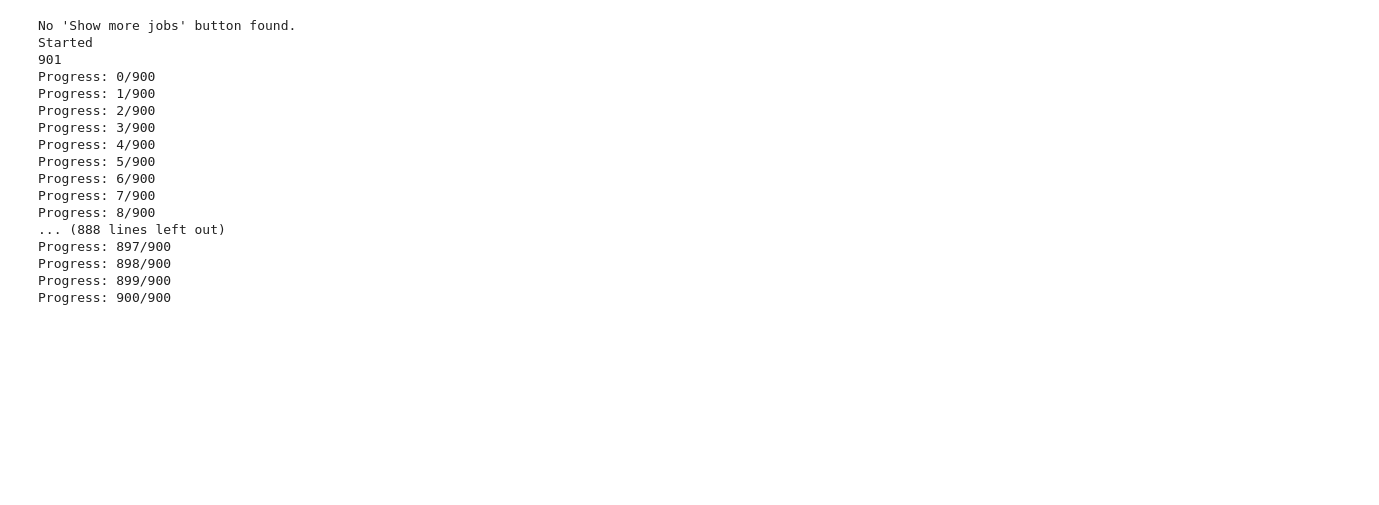
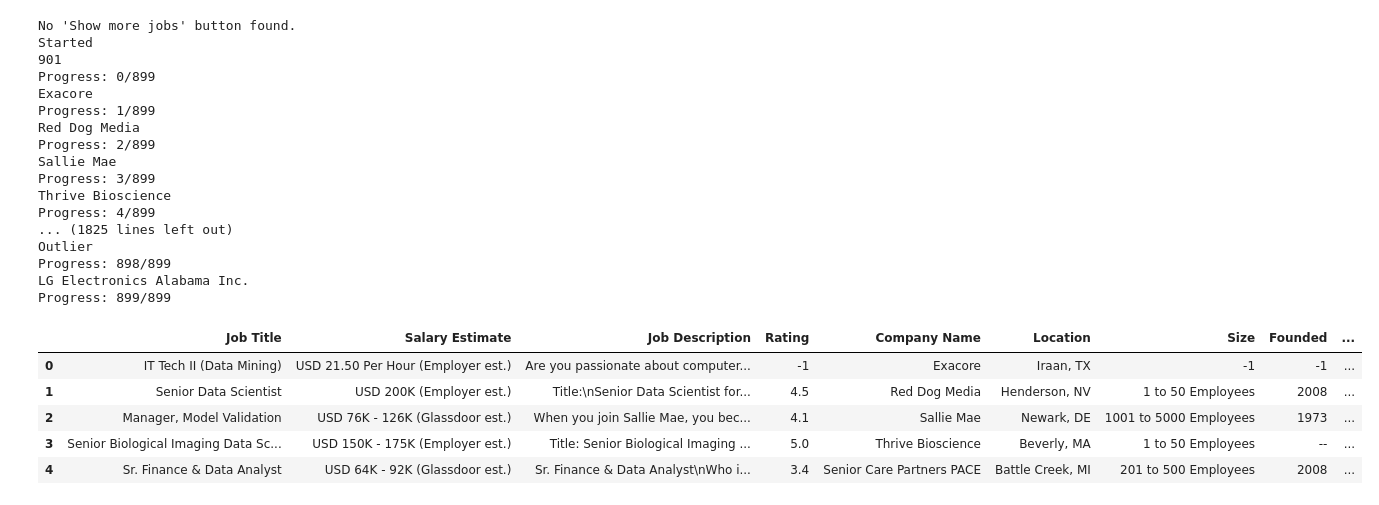
Before and after one commit to thedv/ds_salary_proj, a Jupyter notebook: glassdoor_scraper.ipynb, the cells around one changed output. Drawn from its saved outputs; the diff is of its cells as text; code cells hidden in the pictures; blank space fills up the shorter version.

```diff
--- a/glassdoor_scraper.ipynb
+++ b/glassdoor_scraper.ipynb
@@ -24,16 +24,17 @@ def get_jobs(keyword, num_jobs, verbose, path, slp_time):
     driver.set_window_size(1120, 1000)
 
     url = "https://www.glassdoor.com/Job/jobs.htm?suggestCount=0&suggestChosen=false&clickSource=searchBtn&typedKeyword="+keyword+"&sc.keyword="+keyword+"&locT=&locId=&jobType="
+    #url = 'https://www.glassdoor.com/Job/deel-jobs-SRCH_KO0,4.htm'
     #url = 'https://www.glassdoor.com/Job/jobs.htm?sc.keyword="' + keyword + '"&locT=C&locId=1147401&locKeyword=San%20Francisco,%20CA&jobType=all&fromAge=-1&minSalary=0&includeNoSalaryJobs=true&radius=100&cityId=-1&minRating=0.0&industryId=-1&sgocId=-1&seniorityType=all&companyId=-1&employerSizes=0&applicationType=0&remoteWorkType=0'
     driver.get(url)
 
     time.sleep(slp_time)
 
     try:
-        for _ in range(40):  # Click the button 40 times
+        for _ in range(33):  # Click the button 100 times
             load_more_button = driver.find_element_by_xpath("//button[@data-test='load-more']")
             load_more_button.click()
-            time.sleep(10)  # Wait for more jobs to load
+            time.sleep(4)  # Wait for more jobs to load
     except NoSuchElementException:
         print("No 'Show more jobs' button found.")
     '''
@@ -73,10 +74,19 @@ def get_jobs(keyword, num_jobs, verbose, path, slp_time):
                     company_name = job_button.find_element_by_xpath('.//span[@class="EmployerProfile_compactEmployerName__LE242"]').text
                     location = job_button.find_element_by_xpath('.//div[@class="JobCard_location__rCz3x"]').text
                     job_title = job_button.find_element_by_xpath('.//a[contains(@class, "JobCard_jobTitle___7I6y")]').text
-                    job_description = job_button.find_element_by_xpath('.//div[@class="JobCard_jobDescriptionSnippet__yWW8q"]').text
+                    print(company_name)
+                    try:
+                        driver.find_element_by_xpath(".//button[@class='JobDetails_showMore___Le6L']").click()
+                    except:
+                        print('Show button not foud')
+                    time.sleep(1)
+
+                    job_description = driver.find_element(By.XPATH, './/div[@class="JobDetails_jobDescription__uW_fK JobDetails_showHidden__C_FOA"]').text
                     collected_successfully = True
+
                 except:
-                    time.sleep(5)
+
+                    time.sleep(2)
 
             try:
                 salary_estimate = job_button.find_element_by_xpath('.//div[@class="JobCard_salaryEstimate__arV5J"]').text
@@ -98,7 +108,6 @@ def get_jobs(keyword, num_jobs, verbose, path, slp_time):
                 print("Rating: {}".format(rating))
                 print("Company Name: {}".format(company_name))
                 print("Location: {}".format(location))
-
 
 
 
@@ -174,6 +183,8 @@ def get_jobs(keyword, num_jobs, verbose, path, slp_time):
             "Sector" : sector,
             "Revenue" : revenue})
 
+
+
             #add job to jobs
 
 
@@ -183,23 +194,32 @@ def get_jobs(keyword, num_jobs, verbose, path, slp_time):
     return pd.DataFrame(jobs)  #This line converts the dictionary object into a pandas DataFrame.
 # %%
 path = "E:\Projects\ds_salary_proj\chromedriver"
-df = get_jobs('data scientist',900, False, path, 5)
+df = get_jobs('data scientist',899, False, path, 5)
 # %% [output]
 No 'Show more jobs' button found.
 Started
 901
-Progress: 0/900
-Progress: 1/900
-Progress: 2/900
-Progress: 3/900
-Progress: 4/900
-Progress: 5/900
-Progress: 6/900
-Progress: 7/900
-Progress: 8/900
-... (888 lines left out)
-Progress: 897/900
-Progress: 898/900
-Progress: 899/900
-Progress: 900/900
+Progress: 0/899
+Exacore
+Progress: 1/899
+Red Dog Media
+Progress: 2/899
+Sallie Mae
+Progress: 3/899
+Thrive Bioscience
+Progress: 4/899
+... (1825 lines left out)
+Outlier
+Progress: 898/899
+LG Electronics Alabama Inc.
+Progress: 899/899
+# %%
+df.head()
+# %% [output]
+|  | Job Title | Salary Estimate | Job Description | Rating | Company Name | Location | Size | Founded | ... |
+| 0 | IT Tech II (Data Mining) | USD 21.50 Per Hour (Employer est.) | Are you passionate about computer... | -1 | Exacore | Iraan, TX | -1 | -1 | ... |
+| 1 | Senior Data Scientist | USD 200K (Employer est.) | Title:\nSenior Data Scientist for... | 4.5 | Red Dog Media | Henderson, NV | 1 to 50 Employees | 2008 | ... |
+| 2 | Manager, Model Validation | USD 76K - 126K (Glassdoor est.) | When you join Sallie Mae, you bec... | 4.1 | Sallie Mae | Newark, DE | 1001 to 5000 Employees | 1973 | ... |
+| 3 | Senior Biological Imaging Data Sc... | USD 150K - 175K (Employer est.) | Title: Senior Biological Imaging ... | 5.0 | Thrive Bioscience | Beverly, MA | 1 to 50 Employees | -- | ... |
+| 4 | Sr. Finance & Data Analyst | USD 64K - 92K (Glassdoor est.) | Sr. Finance & Data Analyst\nWho i... | 3.4 | Senior Care Partners PACE | Battle Creek, MI | 201 to 500 Employees | 2008 | ... |
 # %%
```
Also changed, not shown: parts of 2 cells of this notebook, 1 other file.
